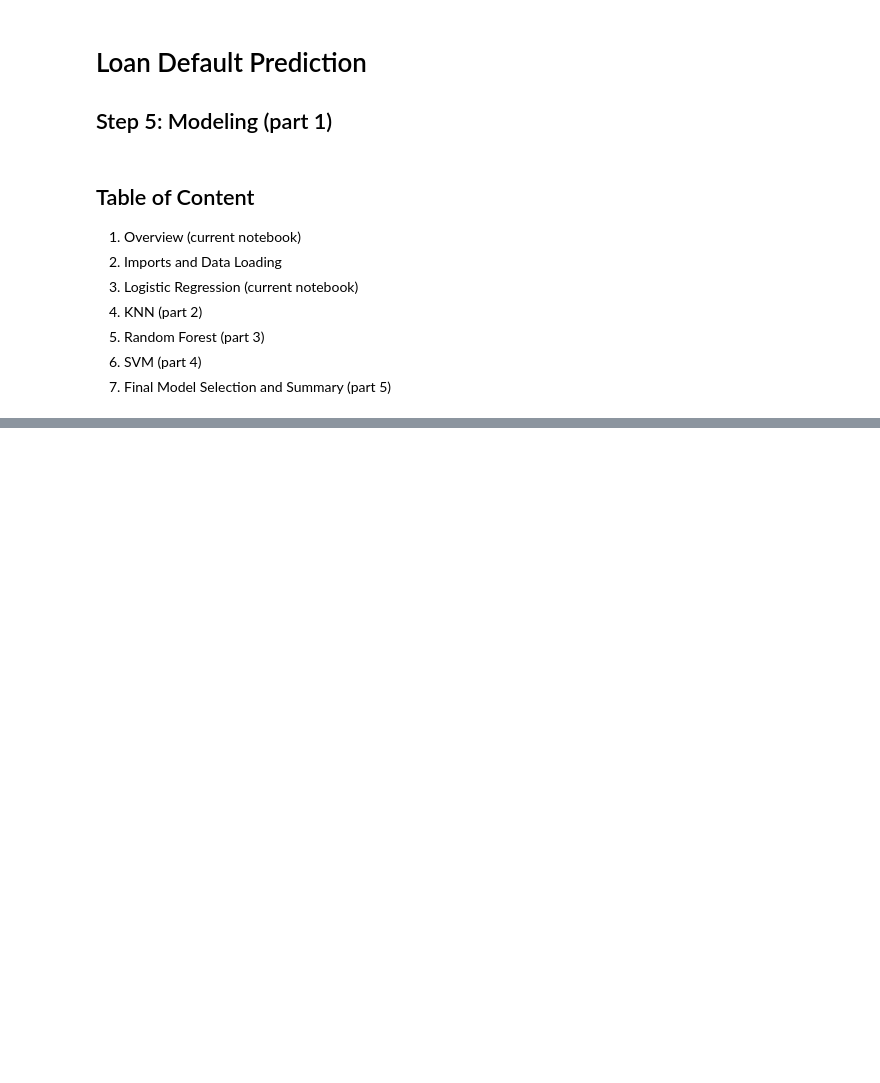
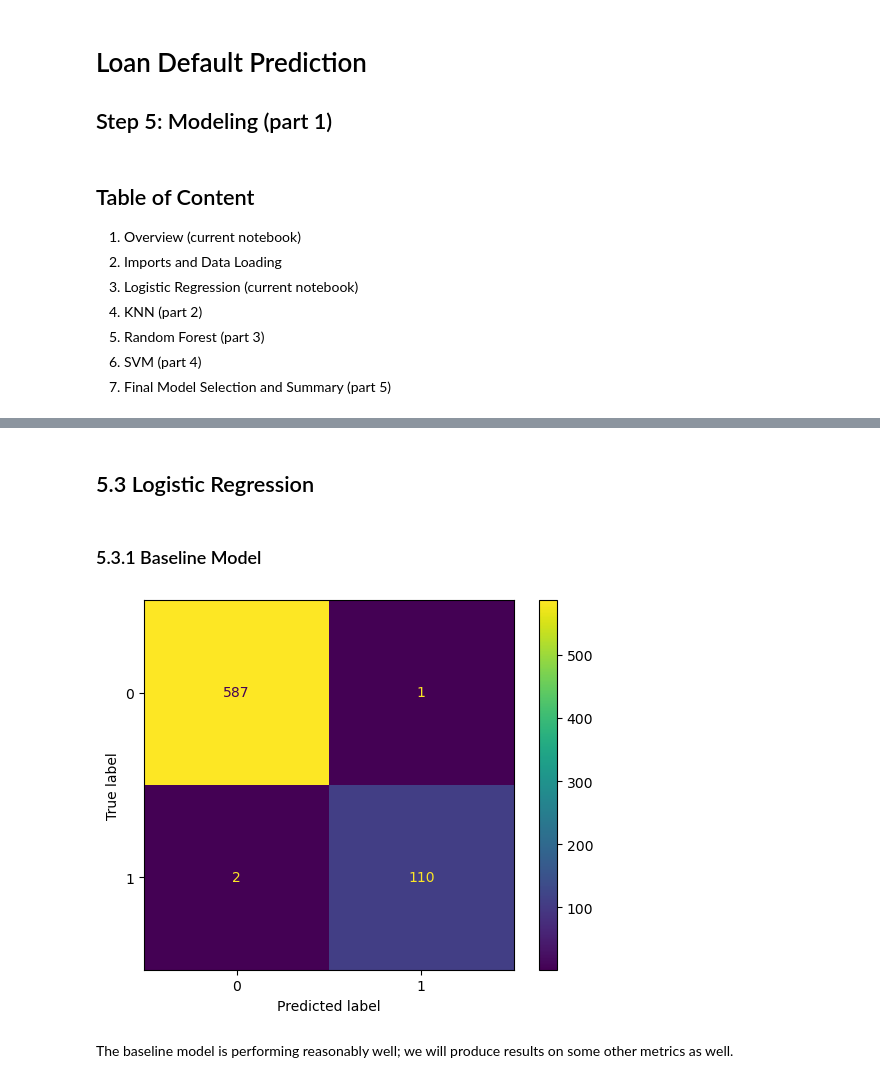
Before and after one commit to hao-udoin/loan_default_prediction_repo, a Jupyter notebook: notebooks/5 Modeling (Part 1).ipynb, the cells around one changed output, grey strips where cells are left out. Saved outputs shown, nothing was run; the diff lists cells and outputs as text; code cells hidden in the pictures; blank space fills up the shorter version.

```diff
--- a/notebooks/5 Modeling (Part 1).ipynb
+++ b/notebooks/5 Modeling (Part 1).ipynb
@@ -30,0 +43,7 @@ Each set of parameters will be tested using k-fold cross-validations. Furthermor
+# %%
+# load training data
+path = '../data/'
+filename = 'train_scaled.csv'
+
+df = pd.read_csv(path+filename)
+df.head()
@@ -30,0 +57,29 @@ Each set of parameters will be tested using k-fold cross-validations. Furthermor
+# %% [markdown]
+## 5.3 Logistic Regression
+# %% [markdown]
+### 5.3.1 Baseline Model
+# %%
+# use the features scaled by StandardScaler()
+X = df.iloc[:,7:13]
+y = df['default']
+# %%
+# build a logistic regressor with default parameters
+from sklearn.linear_model import LogisticRegression
+from sklearn.model_selection import train_test_split
+
+X_train, X_test, y_train, y_test = \
+    train_test_split(X, y, test_size=0.1, random_state=23)
+clf = LogisticRegression(random_state=23)
+clf.fit(X_train, y_train)
+y_pred = clf.predict(X_test)
+y_proba = clf.predict_proba(X_test)[:,1]
+# %%
+# visualize results with confusion matrix
+from sklearn.metrics import confusion_matrix, ConfusionMatrixDisplay
+
+cm = confusion_matrix(y_test, y_pred)
+cm_display = ConfusionMatrixDisplay(cm).plot()
+# %% [output]
+[figure, added]
+# %% [markdown]
+The baseline model is performing reasonably well; we will produce results on some other metrics as well.
```
Also changed, not shown: parts of 9 cells of this notebook.
